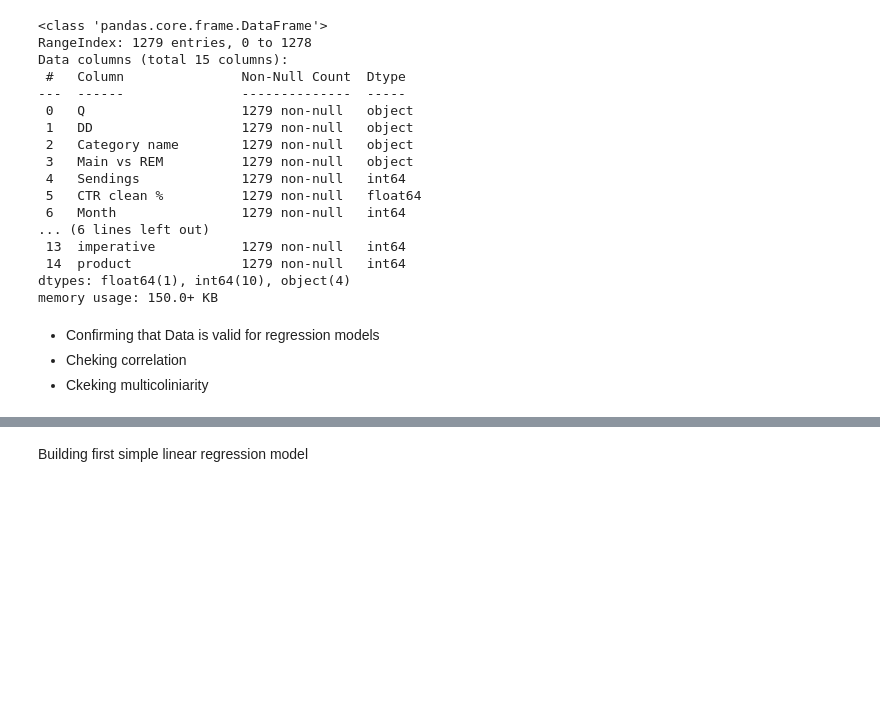
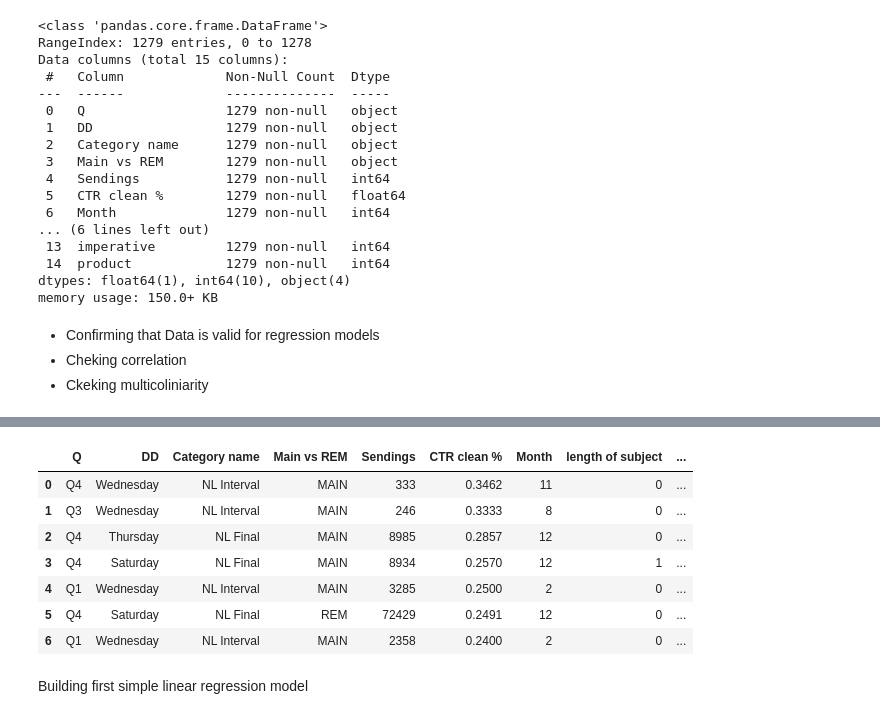
Before and after one commit to ahmad-elgantiry/Emails-Subject-line-Analysis-to-improve-OR-and-CTR, a Jupyter notebook: CTR_predictions_model.ipynb, the cells around one changed output, grey strips where cells are left out. Drawn from its saved outputs; the diff is of its cells as text; code cells hidden in the pictures; blank space fills up the shorter version.

```diff
--- a/CTR_predictions_model.ipynb
+++ b/CTR_predictions_model.ipynb
@@ -125,0 +126,33 @@ print(vif_data)
+# %%
+# afunction to check outliers
+
+def detect_outliers_in_column_table(df, col):
+    if col not in df.columns:
+        raise ValueError(f"Column '{col}' not found in DataFrame.")
+
+    Q1 = df[col].quantile(0.10)
+    Q3 = df[col].quantile(0.90)
+    IQR = Q3 - Q1
+
+    lower_bound = Q1 - 1.5 * IQR
+    upper_bound = Q3 + 1.5 * IQR
+
+    # Filter out the outliers
+    outliers = df[(df[col] < lower_bound) | (df[col] > upper_bound)].copy()
+
+    # Optional: Add a column showing the outlier value clearly
+    outliers['outlier_value'] = outliers[col]
+
+    return outliers
+# %%
+outliers_CTR = detect_outliers_in_column_table(df, "CTR clean %")
+display(outliers_CTR)
+# %% [output]
+|  | Q | DD | Category name | Main vs REM | Sendings | CTR clean % | Month | length of subject | ... |
+| 0 | Q4 | Wednesday | NL Interval | MAIN | 333 | 0.3462 | 11 | 0 | ... |
+| 1 | Q3 | Wednesday | NL Interval | MAIN | 246 | 0.3333 | 8 | 0 | ... |
+| 2 | Q4 | Thursday | NL Final | MAIN | 8985 | 0.2857 | 12 | 0 | ... |
+| 3 | Q4 | Saturday | NL Final | MAIN | 8934 | 0.2570 | 12 | 1 | ... |
+| 4 | Q1 | Wednesday | NL Interval | MAIN | 3285 | 0.2500 | 2 | 0 | ... |
+| 5 | Q4 | Saturday | NL Final | REM | 72429 | 0.2491 | 12 | 0 | ... |
+| 6 | Q1 | Wednesday | NL Interval | MAIN | 2358 | 0.2400 | 2 | 0 | ... |
```
Also changed, not shown: parts of 8 cells of this notebook, 1 other file.
